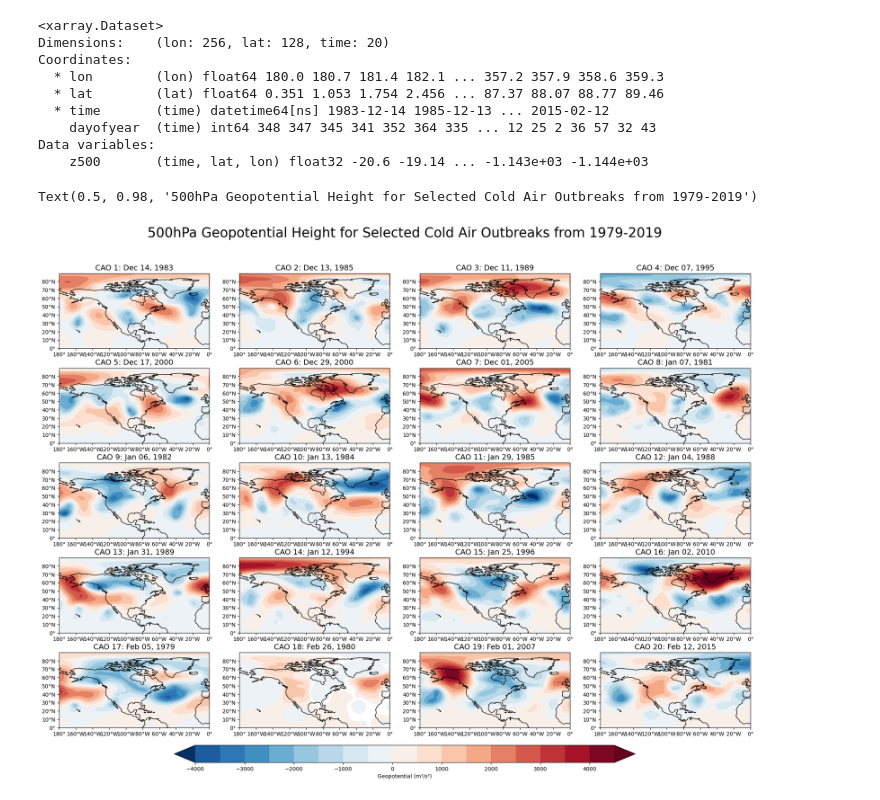
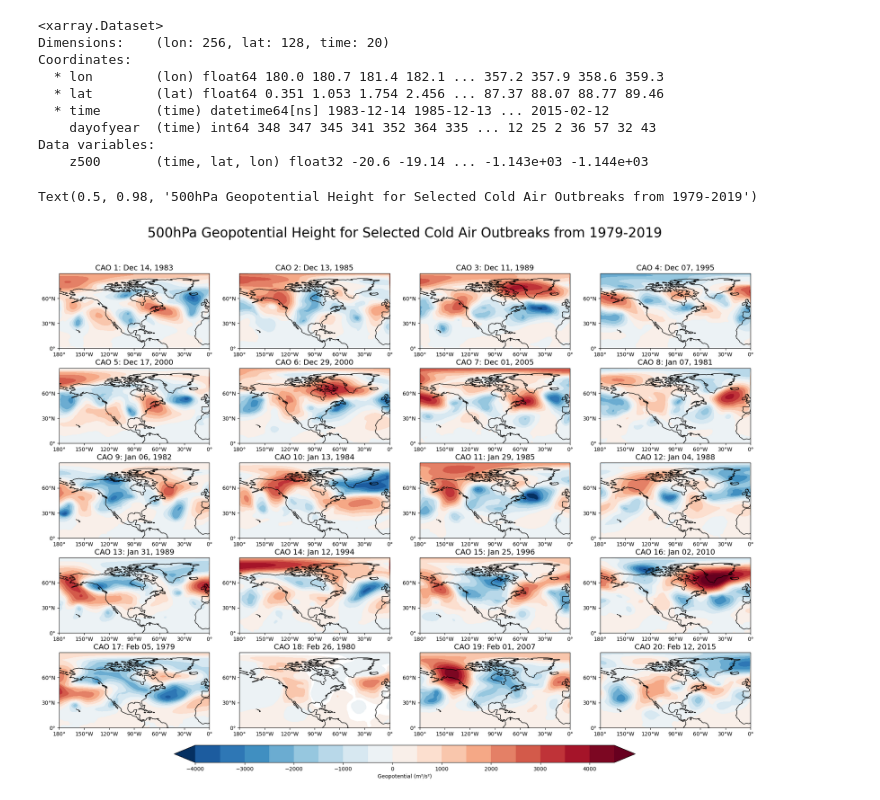
Before and after one commit to kmbarragan/Clim680_FinalProject, a Jupyter notebook: CAO_Anomalies.ipynb, the cells around one changed output. Cells and saved outputs as stored; diff of their text form; code cells hidden in the pictures.

```diff
--- a/CAO_Anomalies.ipynb
+++ b/CAO_Anomalies.ipynb
@@ -551,33 +551,33 @@ for i, time in enumerate(all_cao_djf['time']):
     formatted_date = time.dt.strftime('%b %d, %Y').values
     axs[i].set_title(f'CAO {i+1}: {formatted_date}', fontsize=14)
 
     #axs[i].set_title(time.values)
     axs[i].set_extent([-180, 0, 90, 0], ccrs.PlateCarree())
 
     # Draw the coastines for each subplot
     axs[i].coastlines()
 
-    axs[i].set_xticks(np.arange(-180,181,20), crs=ccrs.PlateCarree())
+    axs[i].set_xticks(np.arange(-180,181,30), crs=ccrs.PlateCarree())
     lon_formatter = cticker.LongitudeFormatter()
     axs[i].xaxis.set_major_formatter(lon_formatter)
 
     # Define the yticks for latitude
-    axs[i].set_yticks(np.arange(0,90,10), crs=ccrs.PlateCarree())
+    axs[i].set_yticks(np.arange(0,90,30), crs=ccrs.PlateCarree())
     lat_formatter = cticker.LatitudeFormatter()
     axs[i].yaxis.set_major_formatter(lat_formatter)
 
     axs[i].set_extent([-180, 0, 90, 0], ccrs.PlateCarree())
 
     fig.subplots_adjust( top=0.9, left=0.05, right=0.95,
                     wspace=0.2, hspace=0.25)
 
 #Colorbar(location, how far to bottom, how long,how tall
 cbar_ax = fig.add_axes([0.2, 0.05, 0.6, 0.03])
 cbar=fig.colorbar(cs1, cax=cbar_ax,orientation='horizontal',label='Geopotential (m\u00b2/s\u00b2)')
 
 
 
 plt.suptitle('500hPa Geopotential Height for Selected Cold Air Outbreaks from 1979-2019', fontsize=25 )
 # %% [output]
 Text(0.5, 0.98, '500hPa Geopotential Height for Selected Cold Air Outbreaks from 1979-2019')
-[figure, old version]
+[figure, new version]
```
